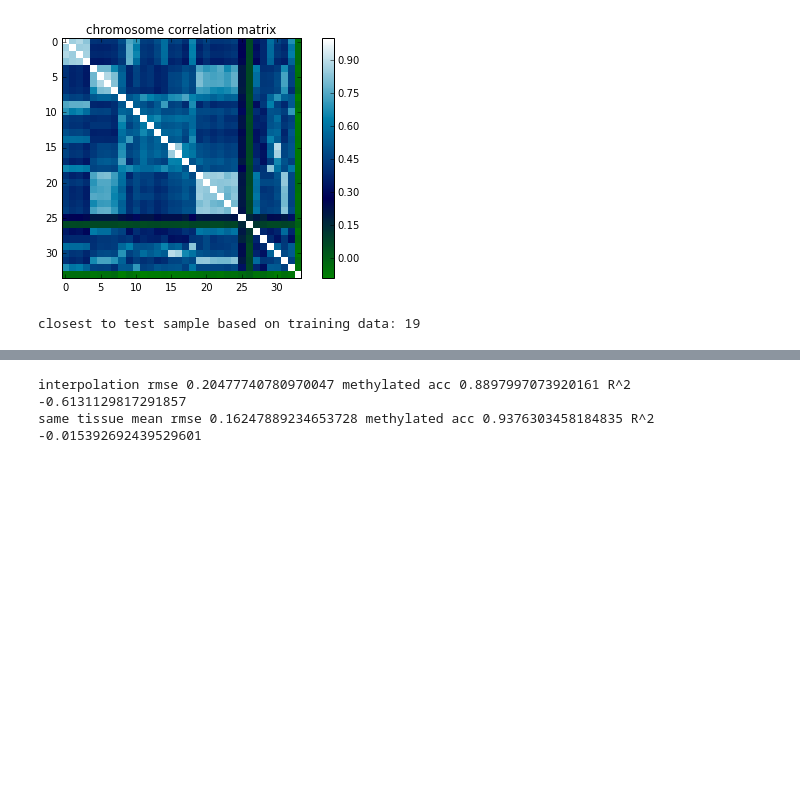
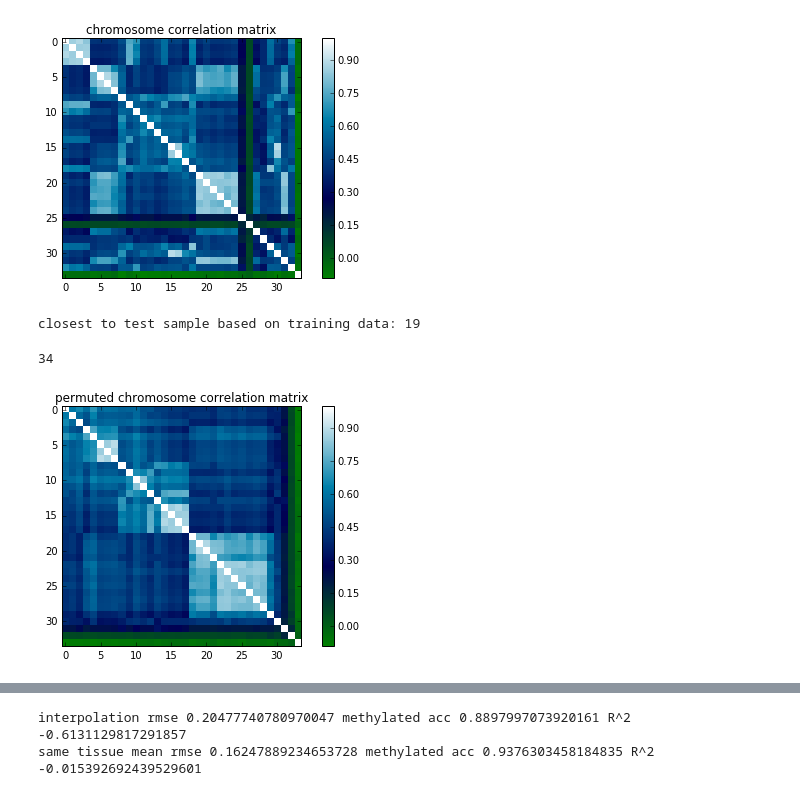
Before and after one commit to PrincetonUniversity/final-proj-cos-424, a Jupyter notebook: exploratory_analysis.ipynb, the cells around one changed output, grey strips where cells are left out. Drawn from its saved outputs; the diff is of its cells as text; code cells hidden in the pictures; blank space fills up the shorter version.

```diff
--- a/exploratory_analysis.ipynb
+++ b/exploratory_analysis.ipynb
@@ -238,3 +259,24 @@ print('closest to test sample based on training data:', l.index(min(l)))
 # %% [output]
 [figure]
 closest to test sample based on training data: 19
+# %%
+for i in range(34):
+    if i not in perm:
+        print(i)
+print(len(perm))
+# %% [output]
+34
+# %%
+# permuted correlation matrix
+perm = [11, 12, 13, 17, 8, 15, 16, 30, 10, 14, 18, 29, 9, 32, 0, 1, 2, 3, 4, 5, 6, 7, 19, 20, 21, 22, 23, 24, 31, 27, 28, 25, 26, 33]
+permuted_tt = np.array(train_tissues)[perm]
+
+corr_mat = [[pearsonr(train_df_imp[a], train_df_imp[b])[0]
+             for a in permuted_tt] for b in permuted_tt]
+plt.imshow(corr_mat, interpolation='nearest', cmap=plt.cm.ocean)
+plt.title('permuted chromosome correlation matrix')
+plt.colorbar()
+plt.tight_layout()
+plt.show()
+# %% [output]
+[figure, added]
```
Also changed, not shown: parts of 5 cells of this notebook.
